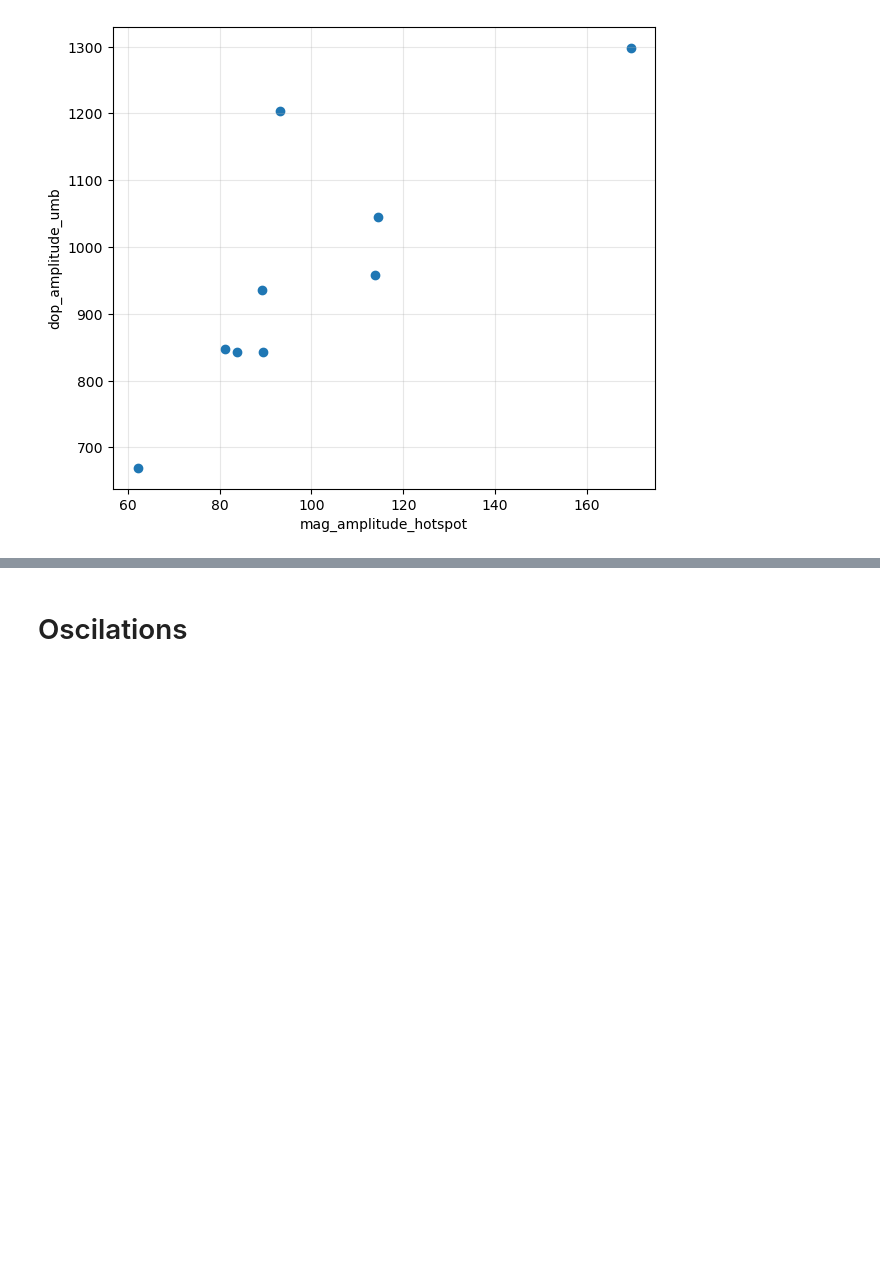
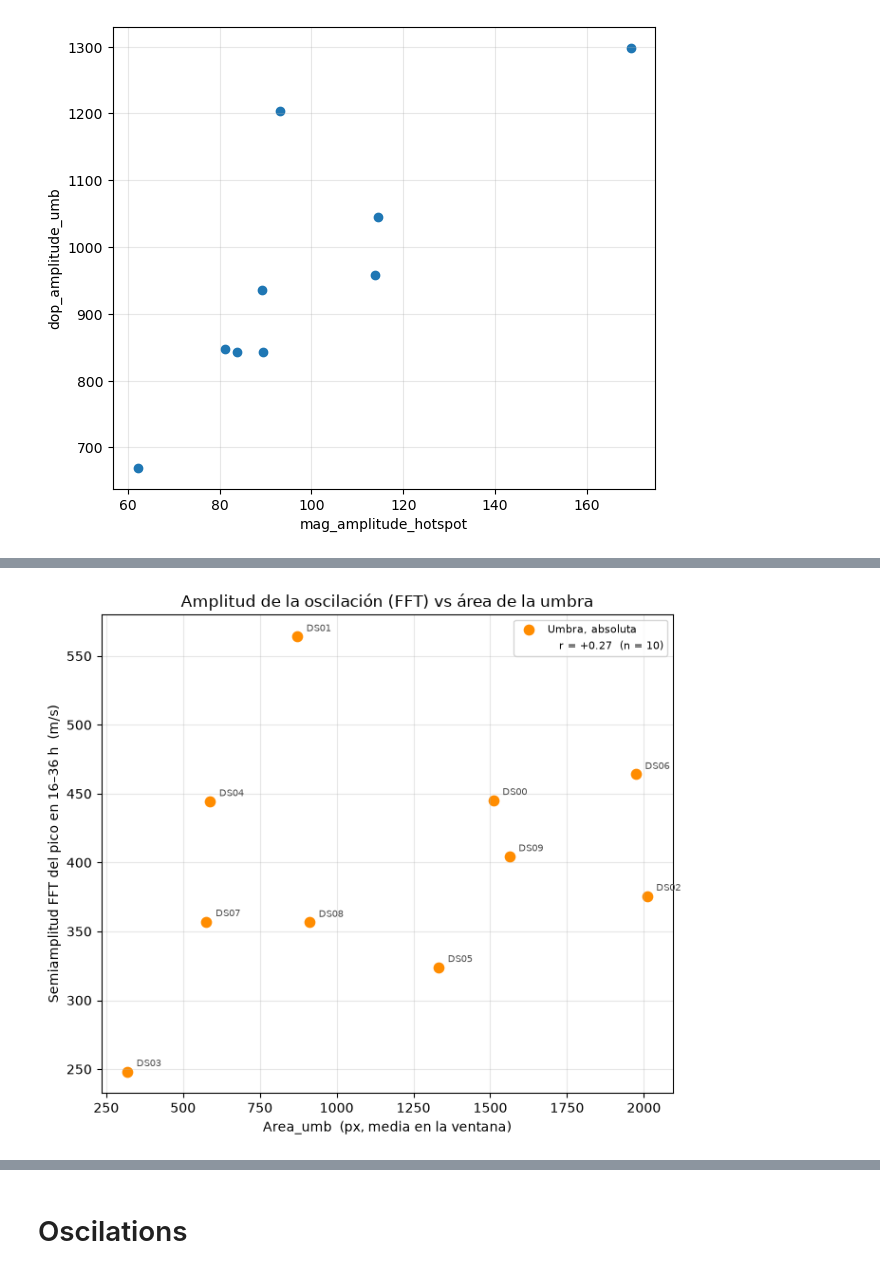
Before and after one commit to thomatrixting/sun_spots_pulsation_review, a Jupyter notebook: notebooks/04_data_comparison.ipynb, the cells around one changed output, grey strips where cells are left out. Saved outputs shown, nothing was run; the diff lists cells and outputs as text; code cells hidden in the pictures; blank space fills up the shorter version.

```diff
--- a/notebooks/04_data_comparison.ipynb
+++ b/notebooks/04_data_comparison.ipynb
@@ -142,0 +343,27 @@ plt.show();
+# %%
+# --- 1) Área vs amplitud del pico de la FFT ----------------------------------------
+fig, ax = plt.subplots(figsize=(7, 6))
+
+for col, color, marker, name in [
+        ("fft_amp_umb", "darkorange", "o", "Umbra, absoluta")]:
+        #("fft_amp_rel", "steelblue", "s", "Umbra − sol quieto")]:
+    ax.scatter(osc_data["area_umb"], osc_data[col], color=color, marker=marker, s=55, label=name)
+
+    finite = np.isfinite(osc_data["area_umb"]) & np.isfinite(osc_data[col])
+    if finite.sum() > 2:
+        r = float(np.corrcoef(osc_data.loc[finite, "area_umb"], osc_data.loc[finite, col])[0, 1])
+        ax.plot([], [], " ", label=f"   r = {r:+.2f}  (n = {int(finite.sum())})")
+
+for ds, row in osc_data.iterrows():
+    ax.annotate(ds, (row["area_umb"], row["fft_amp_umb"]),
+                textcoords="offset points", xytext=(7, 4), fontsize=7, color="0.3")
+
+ax.set_xlabel("Area_umb  (px, media en la ventana)")
+ax.set_ylabel(f"Semiamplitud FFT del pico en {PERIOD_BAND_H[0]:g}–{PERIOD_BAND_H[1]:g} h  (m/s)")
+ax.set_title("Amplitud de la oscilación (FFT) vs área de la umbra")
+ax.grid(True, alpha=0.3)
+ax.legend(fontsize=8)
+plt.tight_layout()
+plt.show()
+# %% [output]
+[figure, added]
```
Also changed, not shown: parts of 12 cells of this notebook, 2 other files.
